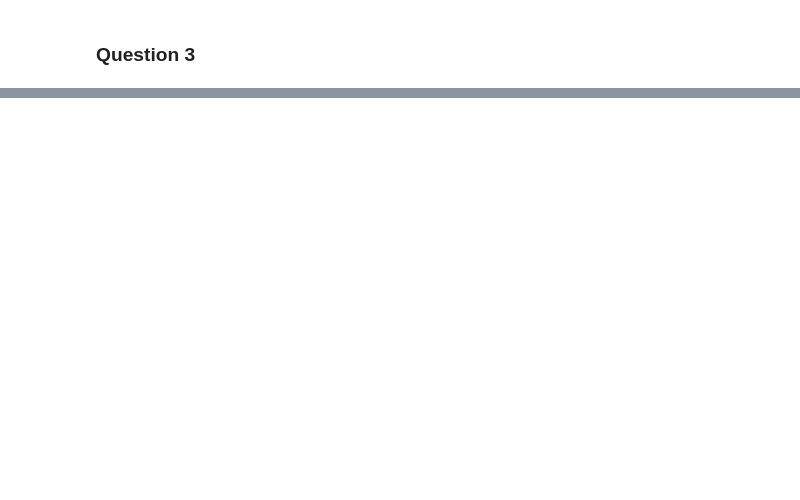
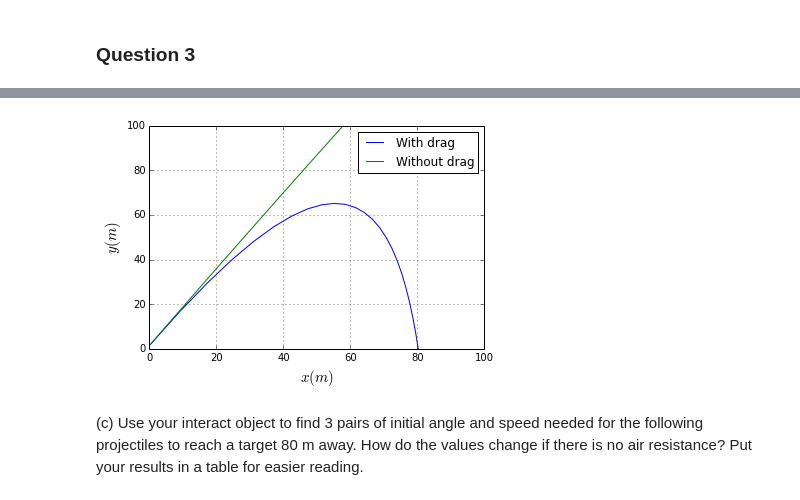
Before and after one commit to jparke08/PHYS202-S14, a Jupyter notebook: SciPy/ODEExercises.ipynb, the cells around one changed output, grey strips where cells are left out. Drawn from its saved outputs; the diff is of its cells as text; code cells hidden in the pictures; blank space fills up the shorter version.

```diff
--- a/SciPy/ODEExercises.ipynb
+++ b/SciPy/ODEExercises.ipynb
@@ -343,0 +389,48 @@ The Euler method with a step size of .02 gave the best result.
+# %%
+def new_TVderiv(v_p,t,vter,g):
+    #g = 9.8 #m/s^2
+
+    vx = v_p[0]
+    vy = v_p[1]
+    x = v_p[2]
+    y = v_p[3]
+    dvx = -g*(vx/(vter**2))*((vx**2)+(vy**2))**(1/2)
+    dvy = -g*(1+(vy/(vter**2))*((vx**2)+(vy**2))**(1/2))
+    dxdt = vx
+    dydt = vy
+    return np.array([dvx,dvy,dxdt,dydt])
+
+def terminalVelocity(vinit,angle,time,xinit,yinit,vter,g=9.8):
+
+    t = np.arange(0.,time+.1,.1)
+
+    vx_0 = vinit*np.cos(angle*(np.pi/180))
+    vy_0 = vinit*np.sin(angle*(np.pi/180))
+    x_0 = xinit
+    y_0 = yinit
+
+    x_t = x_0 + vx_0*t
+    y_t = y_0 + vy_0*t -.5*9.8*(t**2)
+
+    initVals = np.array([vx_0,vy_0,x_0,y_0])
+    result = odeint(new_TVderiv,initVals,t,args = (g,vter))
+    #x = result[:,2]
+    #y = result[:,3]
+
+
+    plt.plot(result[:,2],result[:,3],label='With drag')
+    plt.plot(x_t,y_t,label='Without drag')
+    plt.ylabel(r'$y (m)$', fontsize = 15)
+    plt.xlabel(r'$x (m)$', fontsize = 15)
+    plt.xlim(0,100)
+    plt.ylim(0,100)
+    plt.legend()
+    plt.grid()
+    plt.show()
+
+
+v = interact(terminalVelocity,vinit=(0.,200.),angle=(0.,90.),time=(0.,20.),xinit=(0.,10.),yinit=(0.,10.),vter=(0.,110.))
+# %% [output]
+[figure, added]
+# %% [markdown]
+(c) Use your interact object to find 3 pairs of initial angle and speed needed for the following projectiles to reach a target 80 m away. How do the values change if there is no air resistance? Put your results in a table for easier reading.
```
Also changed, not shown: parts of 17 cells of this notebook, 2 other files.
